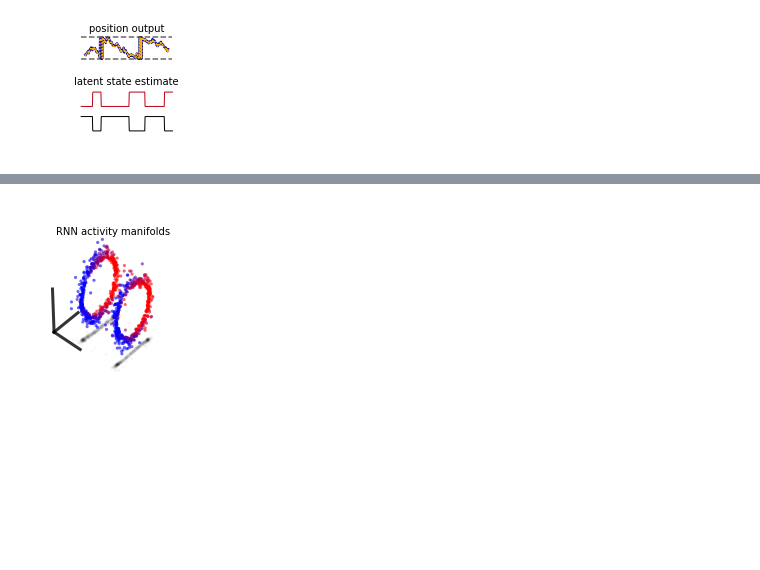
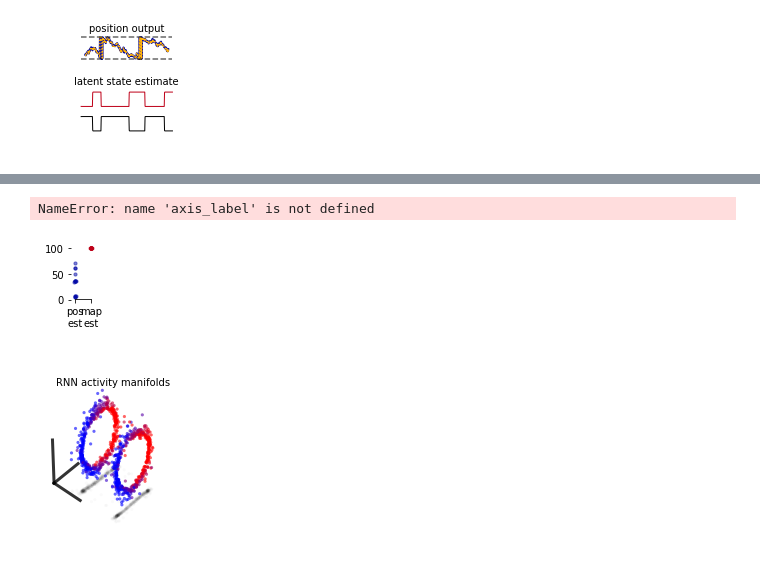
Before and after one commit to ahwillia/rnn_remapping_paper, a Jupyter notebook: fig1_1d2map/make_fig1_rnn.ipynb, the cells around one changed output, grey strips where cells are left out. Saved outputs shown, nothing was run; the diff lists cells and outputs as text; code cells hidden in the pictures; blank space fills up the shorter version.

```diff
--- a/fig1_1d2map/make_fig1_rnn.ipynb
+++ b/fig1_1d2map/make_fig1_rnn.ipynb
@@ -66,7 +66,11 @@ f.savefig(f'{save_folder}outputs.png', dpi=600, bbox_inches='tight')
 [figure]
 # %%
 ''' summary performance across models '''
+# loss
 f, ax = fig1_plots.plot_supp_1(data_folder, model_IDs)
 ax.set_title('1D pos\n2 maps', fontsize=10, pad=5)
 plt.show()
+
+# other performance metrics
+pos_error_deg, pct_correct = fig1_plots.performance_metrics(data_folder, model_IDs)
 # %% [output]
@@ -77,3 +83,45 @@ context loss: 0.00179 +/- 3.18e-05
+# %%
+# figure params
+f, ax = plt.subplots(1, 1, figsize=(0.5, 1))
+pos_col = 'xkcd:cobalt blue'
+c1 = 'xkcd:scarlet'
+DOT_SIZE = 10
+DOT_LW = 1
+
+# for jittering points
+JIT = np.random.randn(n_models) * 0.03
+
+# 1 = pos loss, 2 = map loss
+ax.scatter(np.full(n_models, 1)+JIT,
+           pos_error_deg,
+           c=pos_col,
+           s=DOT_SIZE, lw=DOT_LW,
+           alpha=0.5
+          )
+ax.scatter(np.full(n_models, 2)+JIT,
+           pct_correct,
+           c=c1,
+           s=DOT_SIZE, lw=DOT_LW,
+           alpha=0.5
+          )
+
+# axis params
+ax.spines['right'].set_visible(False)
+ax.spines['top'].set_visible(False)
+ax.spines['left'].set_bounds(0, 0.06)
+ax.spines['bottom'].set_bounds(1, 2)
+
+ax.set_xlim([0.75, 2.5])
+# ax.set_ylim([-0.002, 0.05])
+ax.set_xticks([1, 2])
+ax.set_xticklabels(['pos\nest', 'map\nest'])
+# ax.set_yticks([0, 0.03, 0.06])
+ax.set_ylabel('final loss', fontsize=axis_label, labelpad=1)
+
+ax.tick_params(which='major', labelsize=tick_label, pad=0.5)
+# %% [output]
+NameError: name 'axis_label' is not defined
+[figure, added]
 # %%
 ''' Figure 1H: aligned ring manifolds '''
 f, ax = fig1_plots.plot_h(X, pos_targ)
```
Also changed, not shown: parts of 1 cell of this notebook, 9 other files.
